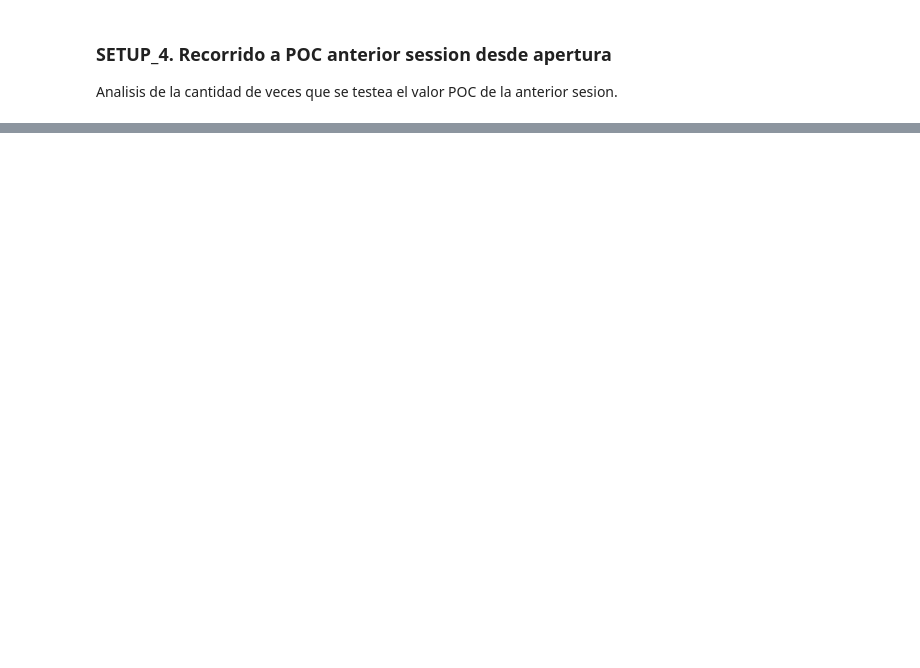
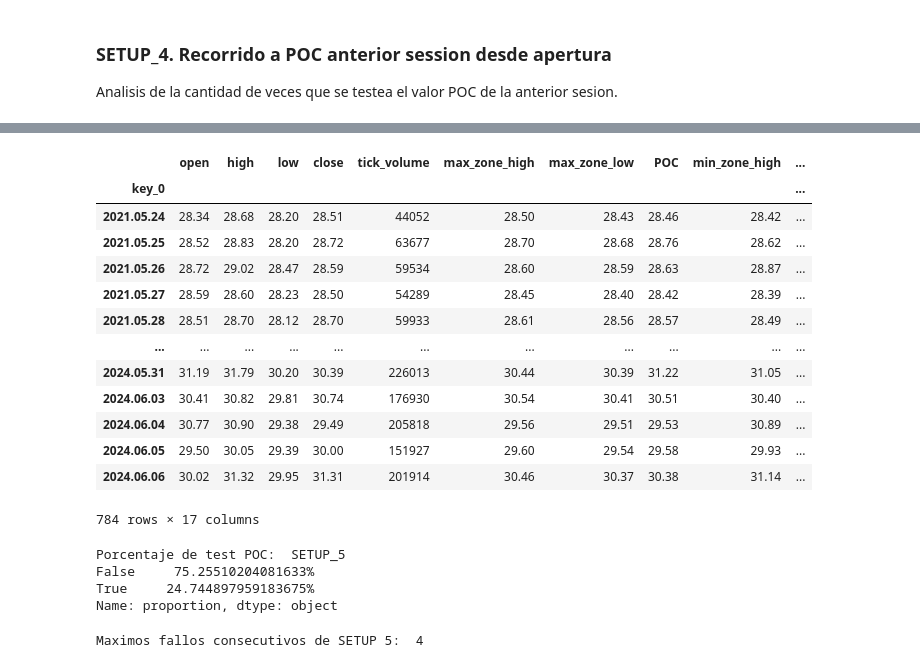
Before and after one commit to FandF-ta/EAs, a Jupyter notebook: H_22082024.ipynb, the cells around one changed output, grey strips where cells are left out. Saved outputs shown, nothing was run; the diff lists cells and outputs as text; code cells hidden in the pictures; blank space fills up the shorter version.

```diff
--- a/H_22082024.ipynb
+++ b/H_22082024.ipynb
@@ -624,0 +700,77 @@ main_df.to_csv("OUTPUT.csv")
+# %%
+main_df = main_df.drop(main_df[main_df.PHF <= 0.00].index)
+main_df
+# %% [output]
+|  | open | high | low | close | tick_volume | max_zone_high | max_zone_low | POC | min_zone_high | ... |
+| key_0 |  |  |  |  |  |  |  |  |  | ... |
+| 2021.05.24 | 28.34 | 28.68 | 28.20 | 28.51 | 44052 | 28.50 | 28.43 | 28.46 | 28.42 | ... |
+| 2021.05.25 | 28.52 | 28.83 | 28.20 | 28.72 | 63677 | 28.70 | 28.68 | 28.76 | 28.62 | ... |
+| 2021.05.26 | 28.72 | 29.02 | 28.47 | 28.59 | 59534 | 28.60 | 28.59 | 28.63 | 28.87 | ... |
+| 2021.05.27 | 28.59 | 28.60 | 28.23 | 28.50 | 54289 | 28.45 | 28.40 | 28.42 | 28.39 | ... |
+| 2021.05.28 | 28.51 | 28.70 | 28.12 | 28.70 | 59933 | 28.61 | 28.56 | 28.57 | 28.49 | ... |
+| ... | ... | ... | ... | ... | ... | ... | ... | ... | ... | ... |
+| 2024.05.31 | 31.19 | 31.79 | 30.20 | 30.39 | 226013 | 30.44 | 30.39 | 31.22 | 31.05 | ... |
+| 2024.06.03 | 30.41 | 30.82 | 29.81 | 30.74 | 176930 | 30.54 | 30.41 | 30.51 | 30.40 | ... |
+| 2024.06.04 | 30.77 | 30.90 | 29.38 | 29.49 | 205818 | 29.56 | 29.51 | 29.53 | 30.89 | ... |
+| 2024.06.05 | 29.50 | 30.05 | 29.39 | 30.00 | 151927 | 29.60 | 29.54 | 29.58 | 29.93 | ... |
+| 2024.06.06 | 30.02 | 31.32 | 29.95 | 31.31 | 201914 | 30.46 | 30.37 | 30.38 | 31.14 | ... |
+784 rows × 17 columns
+# %%
+def num5_PHF_test(df):
+    results = []
+
+    for i in range(len(df.index) - 1):
+        apertura = df.iloc[i+1]['open']
+        high = df.iloc[i+1]['high']
+        low = df.iloc[i+1]['low']
+        phf = df.iloc[i]['PHF']
+
+        if apertura >= phf:
+            # Bajista
+            if phf <= high and phf >= low:
+                results.append(True)
+            else:
+                results.append(False)
+
+        elif apertura <= phf:
+            # Alcista
+            if phf <= high and phf >= low:
+                results.append(True)
+            else:
+                results.append(False)
+        else:
+            results.append(False)
+
+    # Agregar un 0 adicional al final para igualar el tamaño de la columna con el dataframe original
+    results.append(False)
+
+    # Crear una nueva columna en el dataframe con los resultados
+    df['SETUP_5'] = results
+
+    return df['SETUP_5'].value_counts(normalize=True).mul(100).astype(str)+'%'
+
+print("Porcentaje de test POC: ", num5_PHF_test(main_df))
+# %% [output]
+Porcentaje de test POC:  SETUP_5
+False     75.25510204081633%
+True     24.744897959183675%
+Name: proportion, dtype: object
+# %%
+def cummulative_not_setup5_true(df):
+    results = []
+    tmp = 0
+
+    for index, row in df.iterrows():
+        if row['SETUP_4'] == False:
+            tmp = tmp + 1
+        else:
+            results.append(tmp)
+            tmp = 0
+
+    nparr = np.array(results)
+
+    return nparr.max()
+
+print("Maximos fallos consecutivos de SETUP 5: ", cummulative_not_setup5_true(main_df))
+# %% [output]
+Maximos fallos consecutivos de SETUP 5:  4
```
Also changed, not shown: parts of 22 cells of this notebook, 3 other files.
